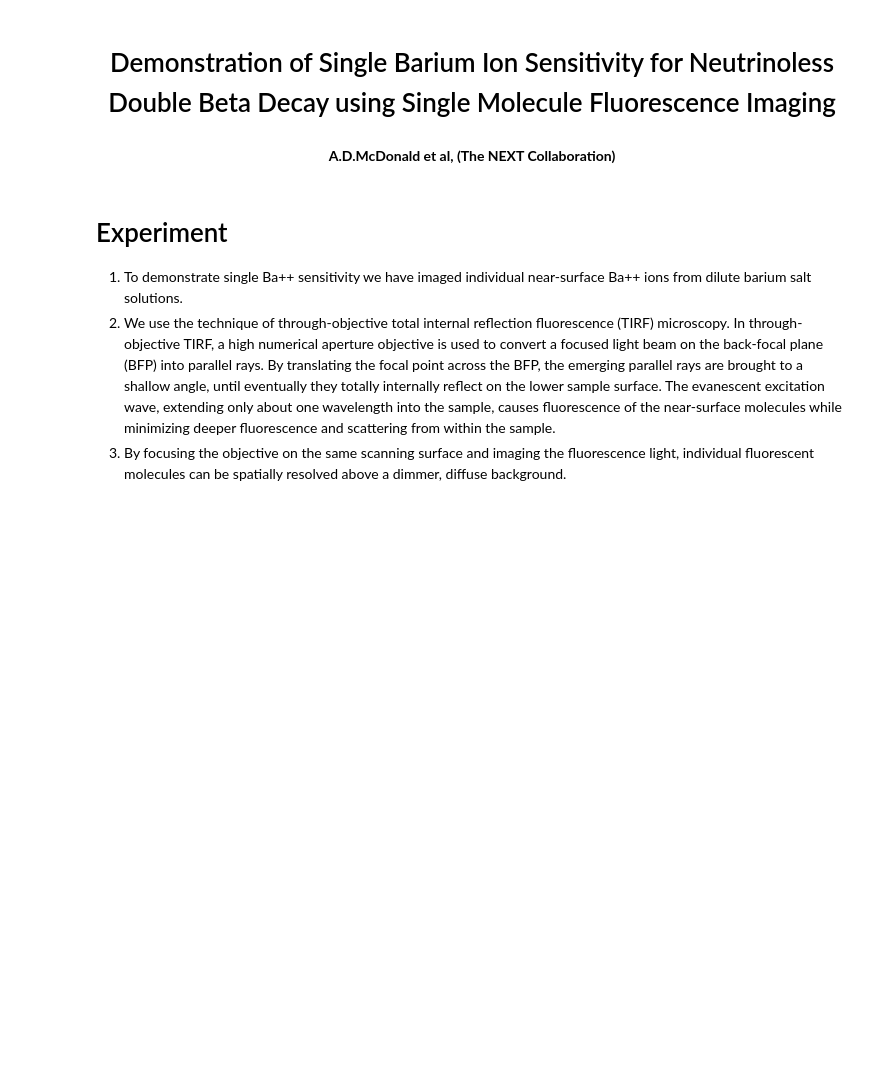
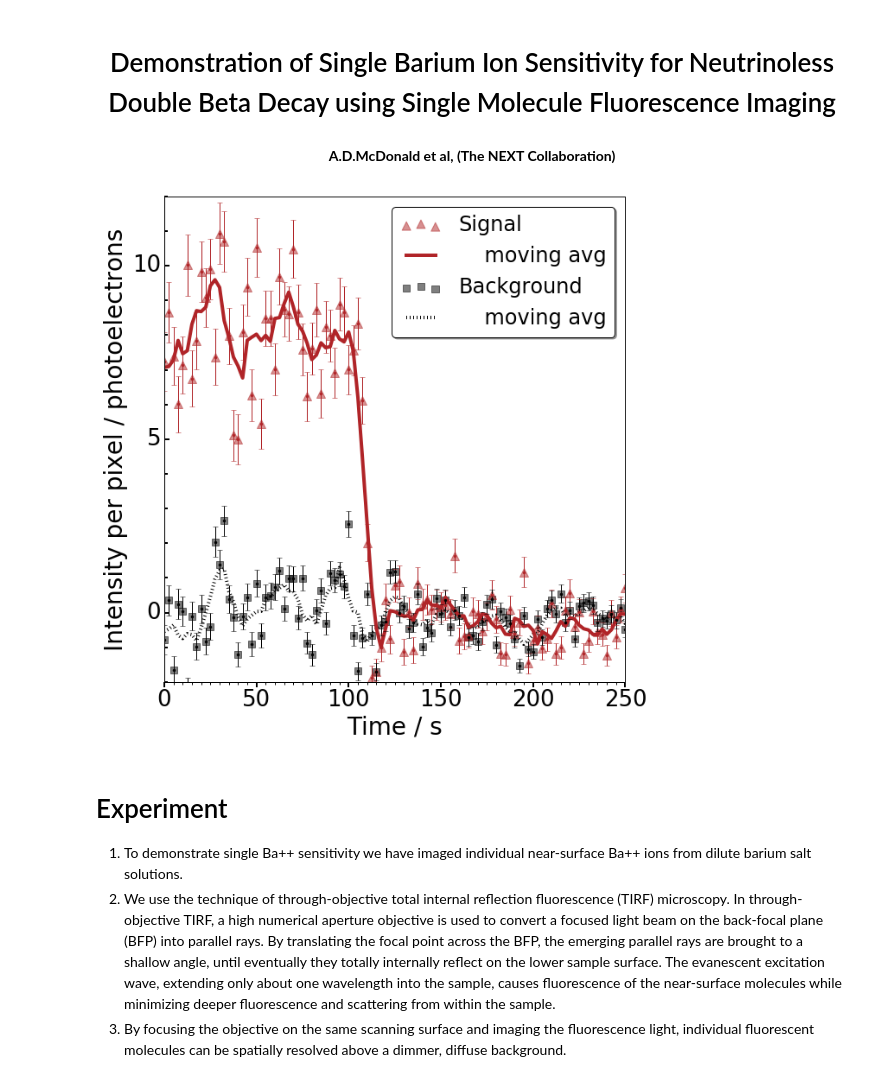
Before and after one commit to jjgomezcadenas/FluorescenceIntroSlides, a Jupyter notebook: index.ipynb, the cells around one changed output. Cells and saved outputs as stored; diff of their text form; code cells hidden in the pictures; blank space fills up the shorter version.

```diff
--- a/index.ipynb
+++ b/index.ipynb
@@ -379,6 +373,10 @@ def n_photons_beam_of_wl_lambda
 # <center>  Demonstration of Single Barium Ion Sensitivity for Neutrinoless Double Beta Decay using Single Molecule Fluorescence Imaging  </center>
 
 #### <center>  <b> A.D.McDonald et al, (The NEXT Collaboration) </b> </center>
+# %%
+Image("img/prlPhotobleaching.png")
+# %% [output]
+[figure, added]
 # %% [markdown]
 # Experiment
 
```
Also changed, not shown: parts of 86 cells of this notebook, 5 other files.
